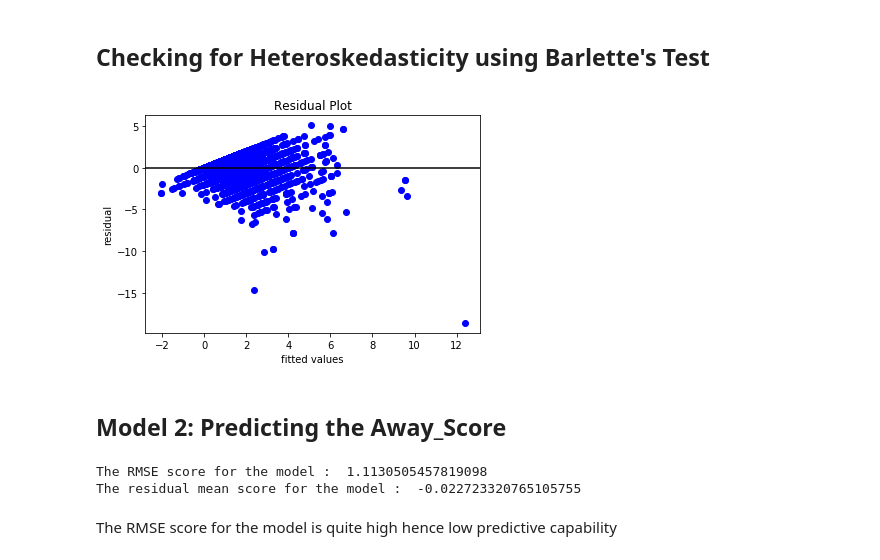
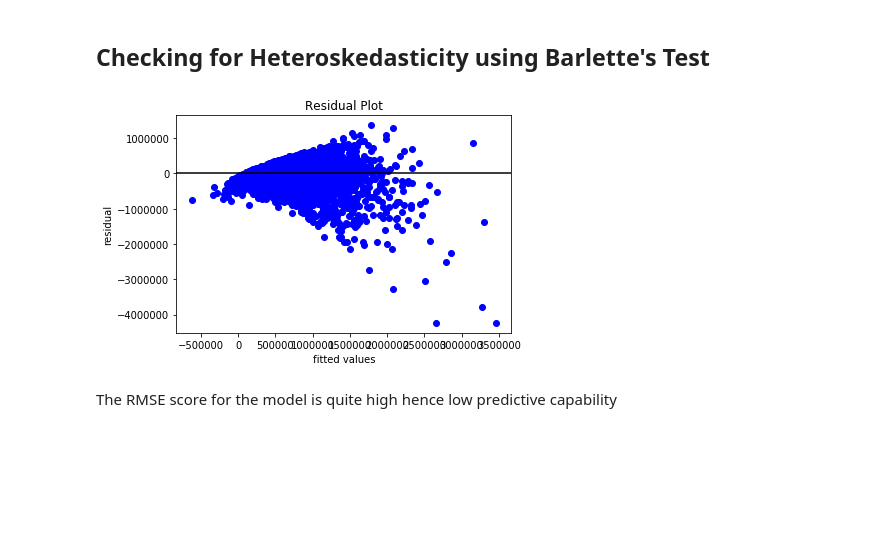
Before and after one commit to vivianusdjpy/Supervised-Learning-with-Various-Regression-Techniques, a Jupyter notebook: Supervised_Learning_using_various_Regression_Techniques.ipynb, the cells around one changed output. Cells and saved outputs as stored; diff of their text form; code cells hidden in the pictures; blank space fills up the shorter version.

```diff
--- a/Supervised_Learning_using_various_Regression_Techniques.ipynb
+++ b/Supervised_Learning_using_various_Regression_Techniques.ipynb
@@ -441,0 +463,4 @@ plt.show()
+# %%
+#creating a copy
+data6 = data5.drop(columns= ['id','sqft_above','sqft_living','long','lat'])
+data6.info()
@@ -466,0 +489,7 @@ print(y)
+# %%
+X = data6.drop(columns= ['price'])
+y = data6['price']
+
+data7 = pd.get_dummies(data6, columns=['waterfront'])
+print(X)
+print(y)
@@ -467,22 +518,11 @@ print(y)
 # %%
-#Splitting the data into train and test
-X_train, y_train, X_test, y_test = train_test_split(X,y, test_size = 0.2, random_state=0)
-
-
+from sklearn import linear_model
 # Fit Linear Regression model to the dataset(this is optional. We are doing this for the
 #sole purpose of comparing the linear regression model to the polynomial regression model)
-reg_line = LinearRegression()
-reg_line.fit(X_train,y_train)
 
-# Fit polynomial Regression to the dataset
-poly_reg = PolynomialFeatures(degree = 4)
-X_poly = poly_reg.fit_transform(X_train)
-
-regressor = LinearRegression()
-regressor.fit(X_train, y_train)
+regressor = linear_model.LinearRegression()
+regressor.fit(X, y)
 # This is our prediction for admission based on our model
-y_pred = regressor.predict(X_test)
-
-pol_reg = LinearRegression()
-pol_reg.fit(X_poly, y)
+print('Intercept: \n', regressor.intercept_)
+print('Coefficients: \n', regressor.coef_)
 # %% [output]
@@ -490,4 +535,7 @@ ValueError: ignored
 # %%
-print("The RMSE score for the model : ", np.sqrt(mean_squared_error(y_test, y_pred)))
+y_pred = regressor.predict(X)
+
+
+print("The RMSE score for the model : ", np.sqrt(mean_squared_error(y, y_pred)))
 print("The residual mean score for the model : ", residuals.mean())
 # %% [output]
@@ -497,50 +556,15 @@ The RMSE score for the model is quite high hence low predictive capability
 # %% [markdown]
 ## Checking for Heteroskedasticity using Barlette's Test
 # %%
-residuals = y_pred - y_test
-
 # Plotting the prediction errors
 
 plt.scatter(y_pred, residuals, color='blue')
 plt.title('Residual Plot')
 plt.ylabel('residual')
 plt.xlabel('fitted values')
 plt.axhline(y= residuals.mean(), color='black')
 plt.show()
 # %% [output]
-[figure, old version]
+[figure, new version]
-# %% [markdown]
-## Model 2: Predicting the Away_Score
-# %%
-from sklearn import metrics
-from sklearn.model_selection import train_test_split
-from sklearn.linear_model import LinearRegression
-
-X = final_df7.iloc[:, [0,1,2,8,9,10,11,12]]
-y = final_df7['AWAY_SCORE'].values
-
-X = pd.get_dummies(X, drop_first=True)
-
-X_train, X_test, y_train, y_test = train_test_split(X, y, test_size=0.2, random_state=0)
-
-regressor = LinearRegression()
-regressor.fit(X_train, y_train)
-
-# This is our prediction for admission based on our model
-y_pred = regressor.predict(X_test)
-
-# We now create the residual by substracting the test value from the predicted
-# value for each row in our dataset
-
-residuals = np.subtract(y_pred, y_test)
-
-from sklearn.metrics import mean_squared_error, f1_score, accuracy_score, confusion_matrix
-# Let's describe our residual:
-pd.DataFrame(residuals).describe()
-print("The RMSE score for the model : ", np.sqrt(mean_squared_error(y_test, y_pred)))
-print("The residual mean score for the model : ", residuals.mean())
-# %% [output]
-The RMSE score for the model :  1.1130505457819098
-The residual mean score for the model :  -0.022723320765105755
 # %% [markdown]
 The RMSE score for the model is quite high hence low predictive capability
```
Also changed, not shown: parts of 12 cells of this notebook.
